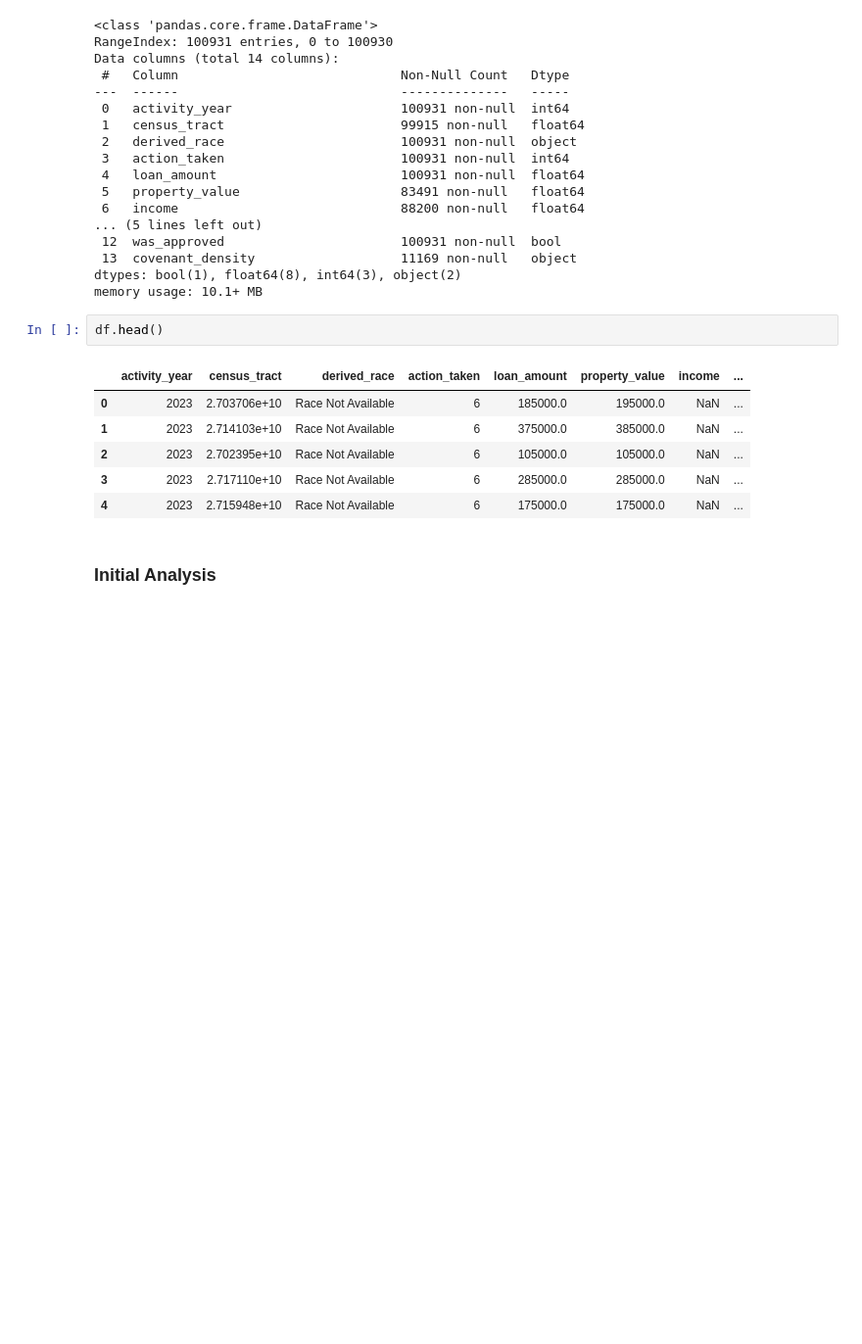
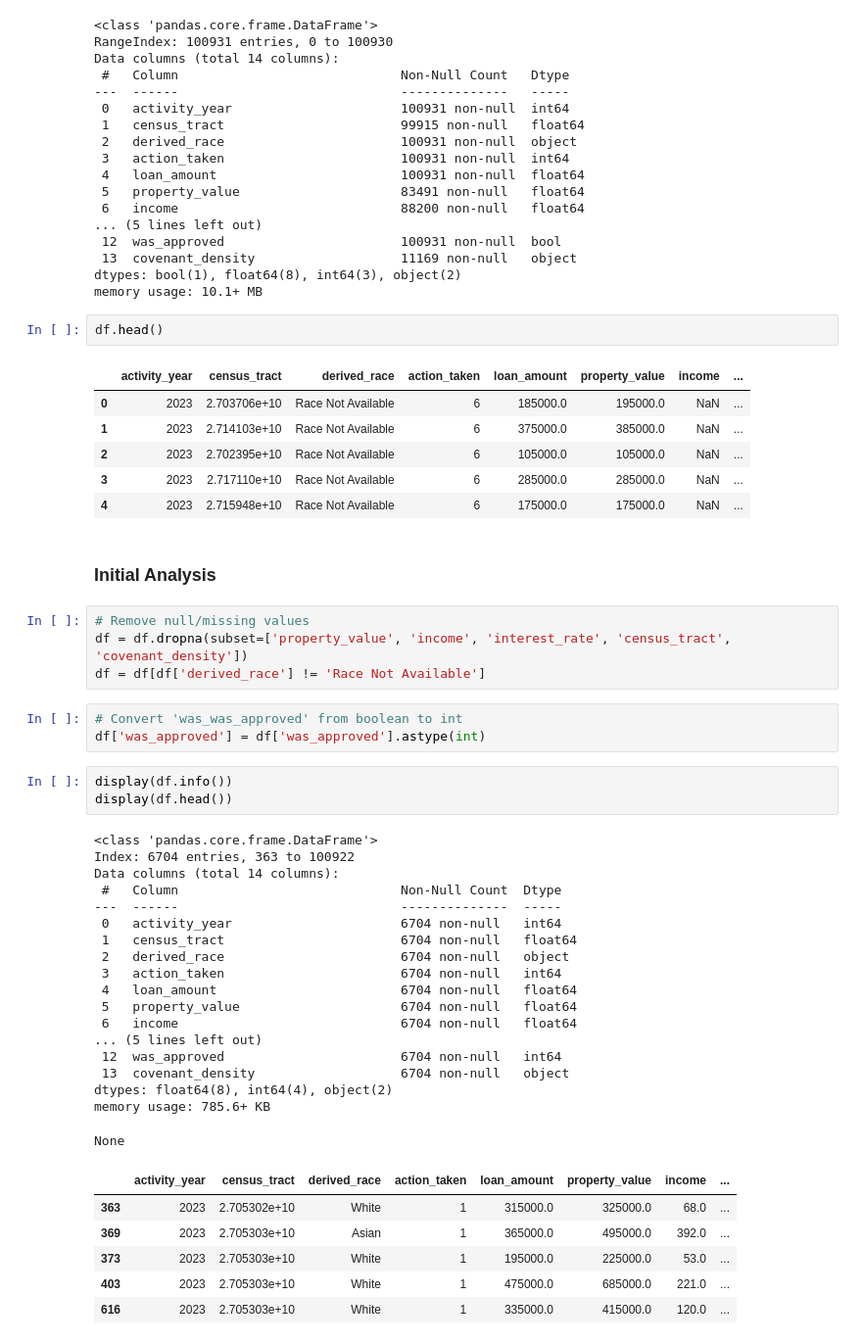
Before and after one commit to Group4-s2025/DATA-6550-Algorithms, a Jupyter notebook: Module_4_Project_Group_4.ipynb, the cells around one changed output. Shown at 98% size. Saved outputs shown, nothing was run; the diff lists cells and outputs as text; blank space fills up the shorter version.

```diff
--- a/Module_4_Project_Group_4.ipynb
+++ b/Module_4_Project_Group_4.ipynb
@@ -44,3 +44,38 @@ df.head()
 | 4 | 2023 | 2.715948e+10 | Race Not Available | 6 | 175000.0 | 175000.0 | NaN | ... |
 # %% [markdown]
 ### Initial Analysis
+# %%
+# Remove null/missing values
+df = df.dropna(subset=['property_value', 'income', 'interest_rate', 'census_tract', 'covenant_density'])
+df = df[df['derived_race'] != 'Race Not Available']
+# %%
+# Convert 'was_was_approved' from boolean to int
+df['was_approved'] = df['was_approved'].astype(int)
+# %%
+display(df.info())
+display(df.head())
+# %% [output]
+<class 'pandas.core.frame.DataFrame'>
+Index: 6704 entries, 363 to 100922
+Data columns (total 14 columns):
+ #   Column                             Non-Null Count  Dtype
+---  ------                             --------------  -----
+ 0   activity_year                      6704 non-null   int64
+ 1   census_tract                       6704 non-null   float64
+ 2   derived_race                       6704 non-null   object
+ 3   action_taken                       6704 non-null   int64
+ 4   loan_amount                        6704 non-null   float64
+ 5   property_value                     6704 non-null   float64
+ 6   income                             6704 non-null   float64
+... (5 lines left out)
+ 12  was_approved                       6704 non-null   int64
+ 13  covenant_density                   6704 non-null   object
+dtypes: float64(8), int64(4), object(2)
+memory usage: 785.6+ KB
+None
+|  | activity_year | census_tract | derived_race | action_taken | loan_amount | property_value | income | ... |
+| 363 | 2023 | 2.705302e+10 | White | 1 | 315000.0 | 325000.0 | 68.0 | ... |
+| 369 | 2023 | 2.705303e+10 | Asian | 1 | 365000.0 | 495000.0 | 392.0 | ... |
+| 373 | 2023 | 2.705303e+10 | White | 1 | 195000.0 | 225000.0 | 53.0 | ... |
+| 403 | 2023 | 2.705303e+10 | White | 1 | 475000.0 | 685000.0 | 221.0 | ... |
+| 616 | 2023 | 2.705303e+10 | White | 1 | 335000.0 | 415000.0 | 120.0 | ... |
```
Also changed, not shown: parts of 1 cell of this notebook.
